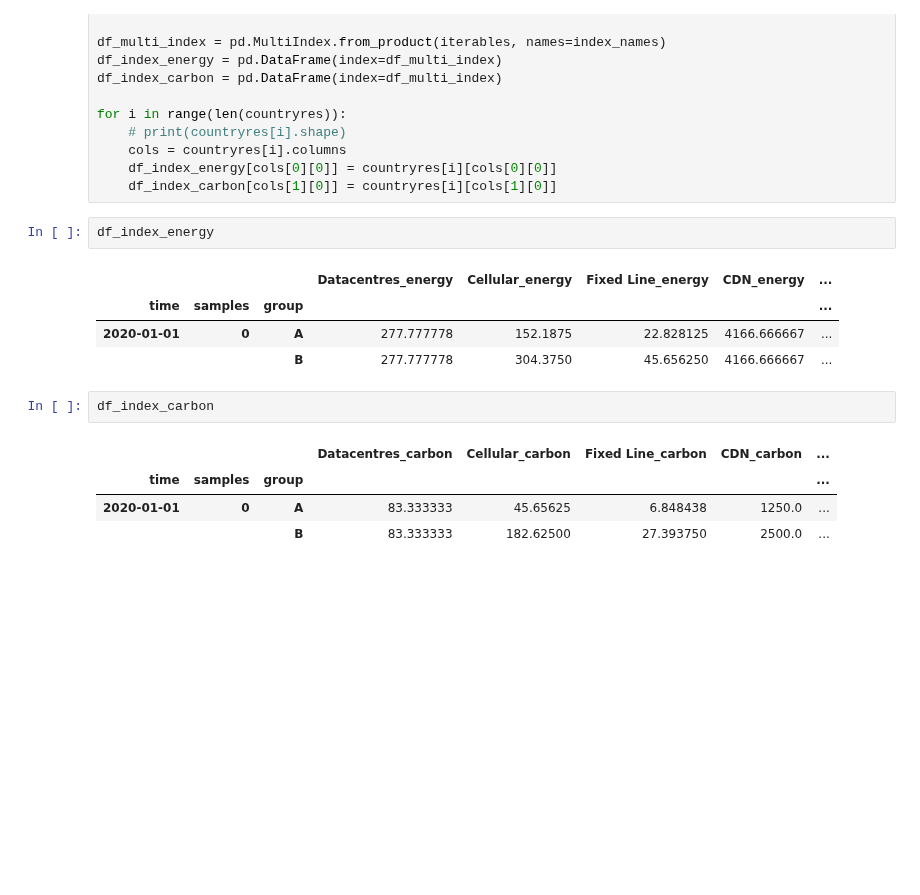
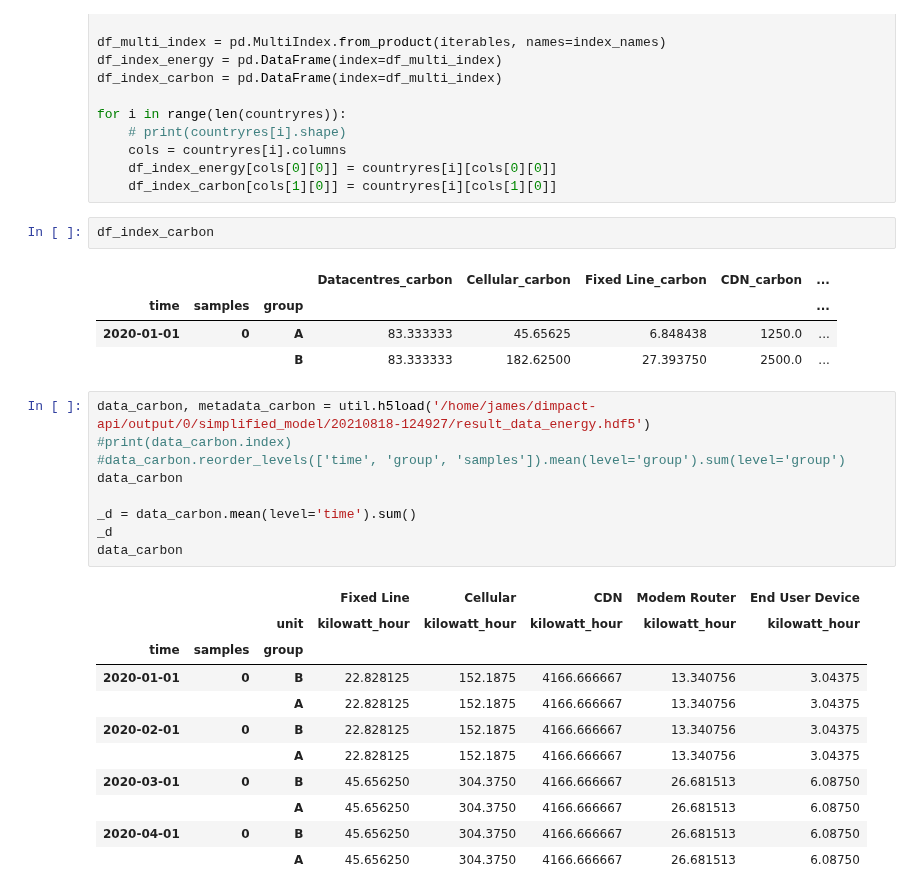
Before and after one commit to sust-cs-uob/eam-core, a Jupyter notebook: docs/ipynb/JamesPandasTesting.ipynb, the cells around one changed output. Saved outputs shown, nothing was run; the diff lists cells and outputs as text; blank space fills up the shorter version.

```diff
--- a/docs/ipynb/JamesPandasTesting.ipynb
+++ b/docs/ipynb/JamesPandasTesting.ipynb
@@ -318,16 +343,30 @@ for i in range(len(countryres)):
     df_index_energy[cols[0][0]] = countryres[i][cols[0][0]]
     df_index_carbon[cols[1][0]] = countryres[i][cols[1][0]]
 # %%
-df_index_energy
+df_index_carbon
 # %% [output]
-|  |  |  | Datacentres_energy | Cellular_energy | Fixed Line_energy | CDN_energy | ... |
+|  |  |  | Datacentres_carbon | Cellular_carbon | Fixed Line_carbon | CDN_carbon | ... |
 | time | samples | group |  |  |  |  | ... |
-| 2020-01-01 | 0 | A | 277.777778 | 152.1875 | 22.828125 | 4166.666667 | ... |
-|  |  | B | 277.777778 | 304.3750 | 45.656250 | 4166.666667 | ... |
+| 2020-01-01 | 0 | A | 83.333333 | 45.65625 | 6.848438 | 1250.0 | ... |
+|  |  | B | 83.333333 | 182.62500 | 27.393750 | 2500.0 | ... |
 # %%
-df_index_carbon
+data_carbon, metadata_carbon = util.h5load('/home/james/dimpact-api/output/0/simplified_model/20210818-124927/result_data_energy.hdf5')
+#print(data_carbon.index)
+#data_carbon.reorder_levels(['time', 'group', 'samples']).mean(level='group').sum(level='group')
+data_carbon
+
+_d = data_carbon.mean(level='time').sum()
+_d
+data_carbon
 # %% [output]
-|  |  |  | Datacentres_carbon | Cellular_carbon | Fixed Line_carbon | CDN_carbon | ... |
-| time | samples | group |  |  |  |  | ... |
-| 2020-01-01 | 0 | A | 83.333333 | 45.65625 | 6.848438 | 1250.0 | ... |
-|  |  | B | 83.333333 | 182.62500 | 27.393750 | 2500.0 | ... |
+|  |  |  | Fixed Line | Cellular | CDN | Modem Router | End User Device |
+|  |  | unit | kilowatt_hour | kilowatt_hour | kilowatt_hour | kilowatt_hour | kilowatt_hour |
+| time | samples | group |  |  |  |  |  |
+| 2020-01-01 | 0 | B | 22.828125 | 152.1875 | 4166.666667 | 13.340756 | 3.04375 |
+|  |  | A | 22.828125 | 152.1875 | 4166.666667 | 13.340756 | 3.04375 |
+| 2020-02-01 | 0 | B | 22.828125 | 152.1875 | 4166.666667 | 13.340756 | 3.04375 |
+|  |  | A | 22.828125 | 152.1875 | 4166.666667 | 13.340756 | 3.04375 |
+| 2020-03-01 | 0 | B | 45.656250 | 304.3750 | 4166.666667 | 26.681513 | 6.08750 |
+|  |  | A | 45.656250 | 304.3750 | 4166.666667 | 26.681513 | 6.08750 |
+| 2020-04-01 | 0 | B | 45.656250 | 304.3750 | 4166.666667 | 26.681513 | 6.08750 |
+|  |  | A | 45.656250 | 304.3750 | 4166.666667 | 26.681513 | 6.08750 |
```
Also changed, not shown: parts of 4 cells of this notebook, 5 other files.
